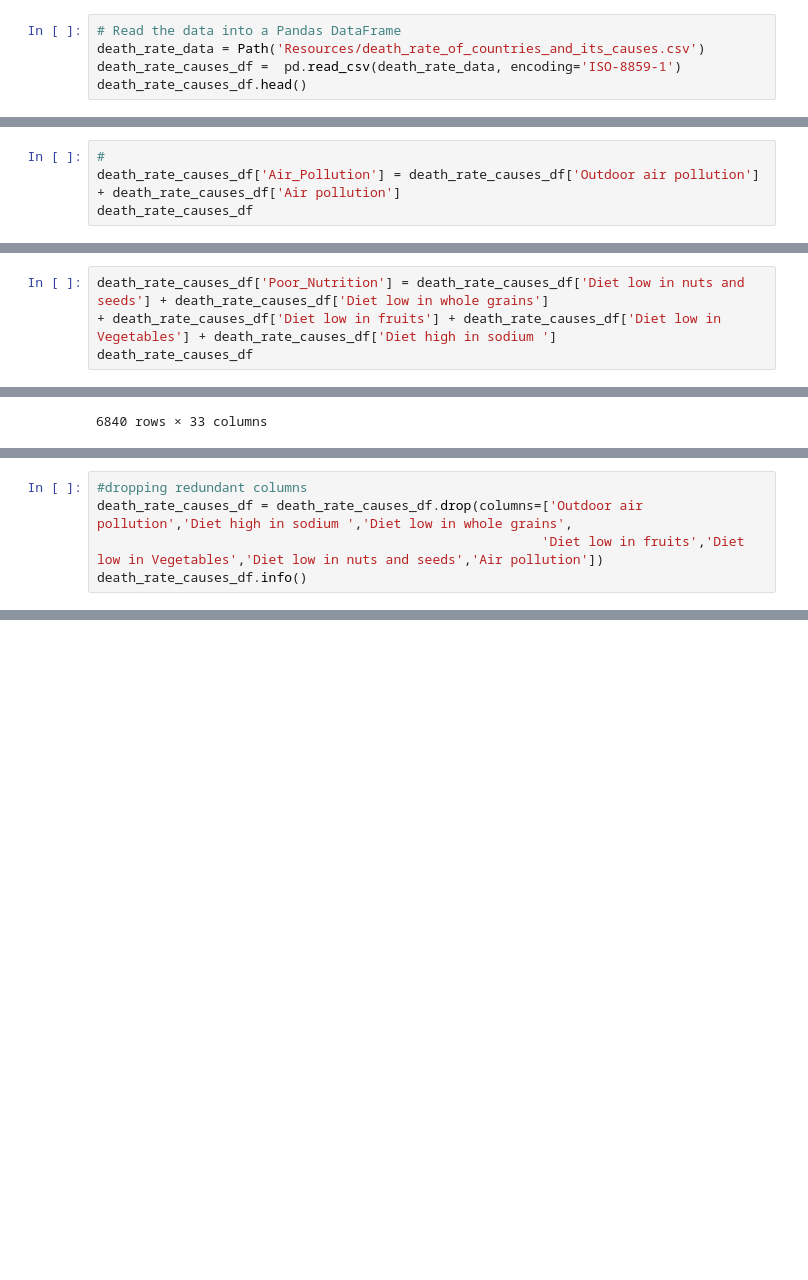
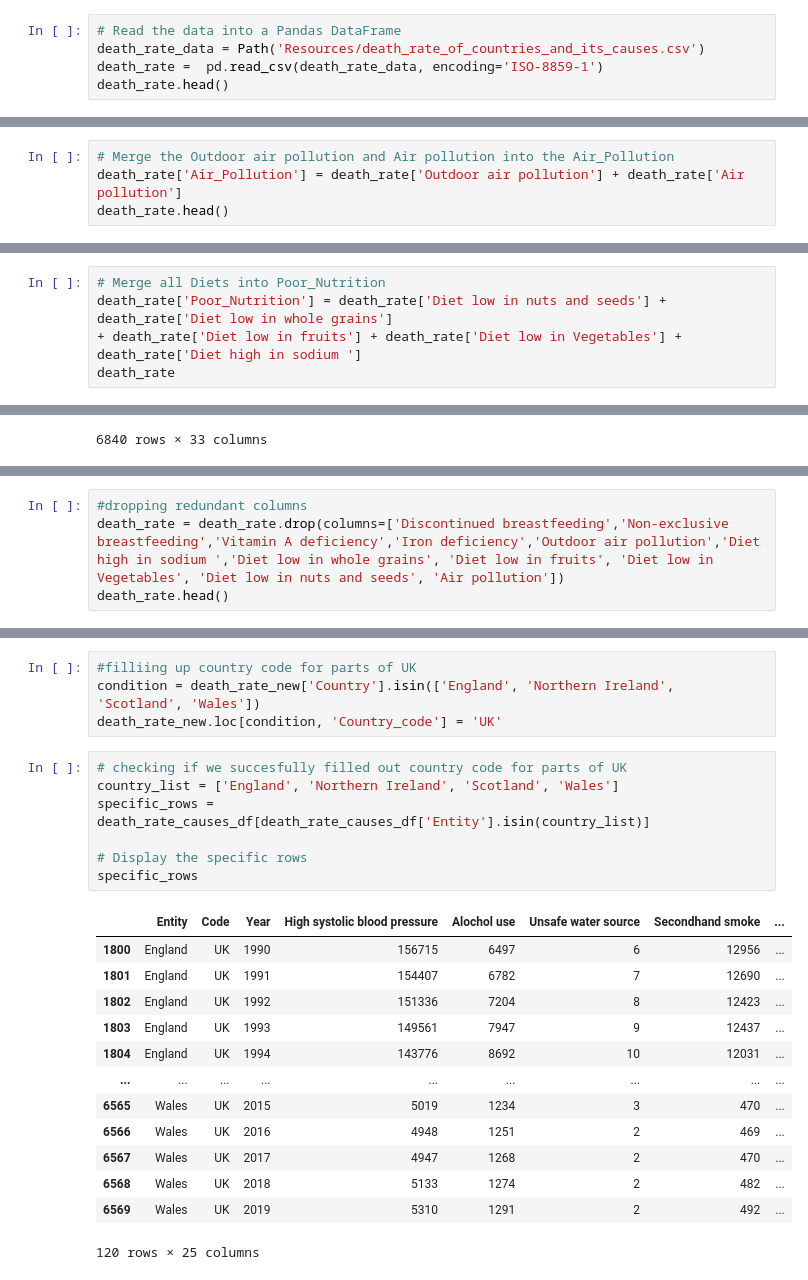
Before and after one commit to KatharinaSojka/Project_2_Group_2, a Jupyter notebook: Project3_group3_Death_rates.ipynb, the cells around one changed output, grey strips where cells are left out. Cells and saved outputs as stored; diff of their text form; blank space fills up the shorter version.

Commit message:
committing table creating

```diff
--- a/Project3_group3_Death_rates.ipynb
+++ b/Project3_group3_Death_rates.ipynb
@@ -6,8 +6,8 @@ from pathlib import Path
 # %%
 # Read the data into a Pandas DataFrame
 death_rate_data = Path('Resources/death_rate_of_countries_and_its_causes.csv')
-death_rate_causes_df =  pd.read_csv(death_rate_data, encoding='ISO-8859-1')
-death_rate_causes_df.head()
+death_rate =  pd.read_csv(death_rate_data, encoding='ISO-8859-1')
+death_rate.head()
 # %% [output]
 |  | Entity | Code | Year | Outdoor air pollution | High systolic blood pressure | Diet high in sodium | ... |
 | 0 | Afghanistan | AFG | 1990 | 3169 | 25633 | 1045 | ... |
@@ -41,7 +77,7 @@ memory usage: 1.6+ MB
 # %%
-#
-death_rate_causes_df['Air_Pollution'] = death_rate_causes_df['Outdoor air pollution'] + death_rate_causes_df['Air pollution']
-death_rate_causes_df
+# Merge the Outdoor air pollution and Air pollution into the Air_Pollution
+death_rate['Air_Pollution'] = death_rate['Outdoor air pollution'] + death_rate['Air pollution']
+death_rate.head()
 # %% [output]
 |  | Entity | Code | Year | Outdoor air pollution | High systolic blood pressure | Diet high in sodium | ... |
 | 0 | Afghanistan | AFG | 1990 | 3169 | 25633 | 1045 | ... |
@@ -76,8 +103,9 @@ Index(['Entity', 'Code', 'Year', 'Outdoor air pollution',
       dtype='object')
 # %%
-death_rate_causes_df['Poor_Nutrition'] = death_rate_causes_df['Diet low in nuts and seeds'] + death_rate_causes_df['Diet low in whole grains']
-+ death_rate_causes_df['Diet low in fruits'] + death_rate_causes_df['Diet low in Vegetables'] + death_rate_causes_df['Diet high in sodium ']
-death_rate_causes_df
+# Merge all Diets into Poor_Nutrition
+death_rate['Poor_Nutrition'] = death_rate['Diet low in nuts and seeds'] + death_rate['Diet low in whole grains']
++ death_rate['Diet low in fruits'] + death_rate['Diet low in Vegetables'] + death_rate['Diet high in sodium ']
+death_rate
 # %% [output]
 |  | Entity | Code | Year | Outdoor air pollution | High systolic blood pressure | Diet high in sodium | ... |
 | 0 | Afghanistan | AFG | 1990 | 3169 | 25633 | 1045 | ... |
@@ -95,6 +147,5 @@ death_rate_causes_df
 # %%
 #dropping redundant columns
-death_rate_causes_df = death_rate_causes_df.drop(columns=['Outdoor air pollution','Diet high in sodium ','Diet low in whole grains',
-                                                         'Diet low in fruits','Diet low in Vegetables','Diet low in nuts and seeds','Air pollution'])
-death_rate_causes_df.info()
+death_rate = death_rate.drop(columns=['Discontinued breastfeeding','Non-exclusive breastfeeding','Vitamin A deficiency','Iron deficiency','Outdoor air pollution','Diet high in sodium ','Diet low in whole grains', 'Diet low in fruits', 'Diet low in Vegetables', 'Diet low in nuts and seeds', 'Air pollution'])
+death_rate.head()
 # %% [output]
@@ -117,0 +238,25 @@ memory usage: 1.4+ MB
+# %%
+#filliing up country code for parts of UK
+condition = death_rate_new['Country'].isin(['England', 'Northern Ireland', 'Scotland', 'Wales'])
+death_rate_new.loc[condition, 'Country_code'] = 'UK'
+# %%
+# checking if we succesfully filled out country code for parts of UK
+country_list = ['England', 'Northern Ireland', 'Scotland', 'Wales']
+specific_rows = death_rate_causes_df[death_rate_causes_df['Entity'].isin(country_list)]
+
+# Display the specific rows
+specific_rows
+# %% [output]
+|  | Entity | Code | Year | High systolic blood pressure | Alochol use | Unsafe water source | Secondhand smoke | ... |
+| 1800 | England | UK | 1990 | 156715 | 6497 | 6 | 12956 | ... |
+| 1801 | England | UK | 1991 | 154407 | 6782 | 7 | 12690 | ... |
+| 1802 | England | UK | 1992 | 151336 | 7204 | 8 | 12423 | ... |
+| 1803 | England | UK | 1993 | 149561 | 7947 | 9 | 12437 | ... |
+| 1804 | England | UK | 1994 | 143776 | 8692 | 10 | 12031 | ... |
+| ... | ... | ... | ... | ... | ... | ... | ... | ... |
+| 6565 | Wales | UK | 2015 | 5019 | 1234 | 3 | 470 | ... |
+| 6566 | Wales | UK | 2016 | 4948 | 1251 | 2 | 469 | ... |
+| 6567 | Wales | UK | 2017 | 4947 | 1268 | 2 | 470 | ... |
+| 6568 | Wales | UK | 2018 | 5133 | 1274 | 2 | 482 | ... |
+| 6569 | Wales | UK | 2019 | 5310 | 1291 | 2 | 492 | ... |
+120 rows × 25 columns
```
Also changed, not shown: parts of 49 cells of this notebook, 24 other files.
